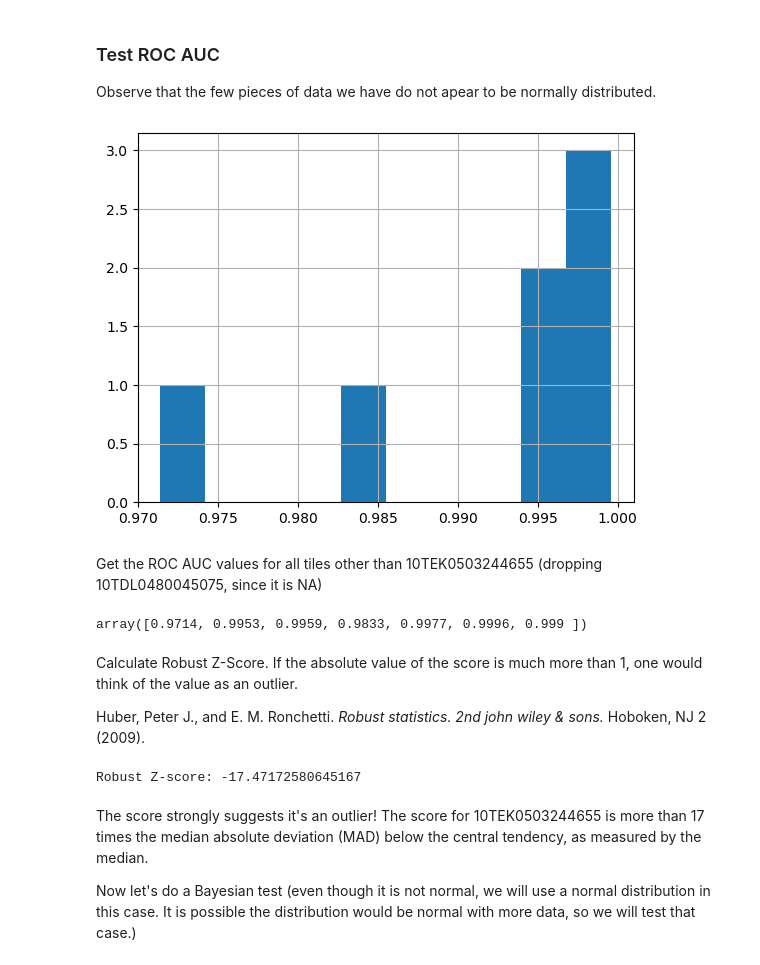
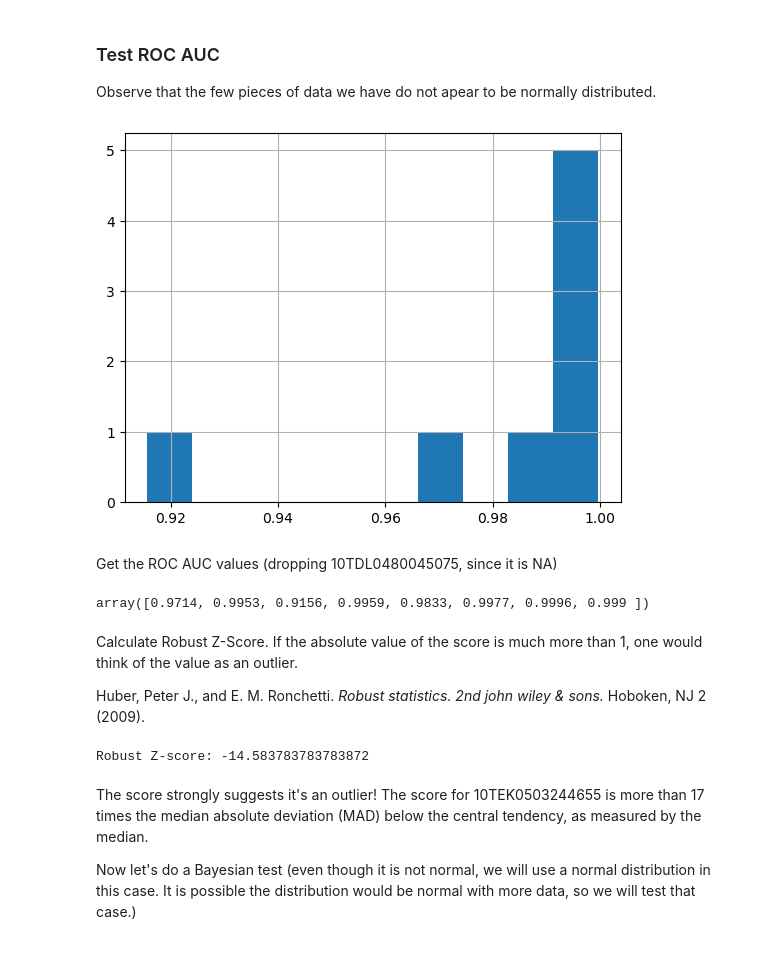
Before and after one commit to kulpojke/tree-mortality, a Jupyter notebook: src/test_geographic_outlier.ipynb, the cells around one changed output. Cells and saved outputs as stored; diff of their text form; code cells hidden in the pictures.

```diff
--- a/src/test_geographic_outlier.ipynb
+++ b/src/test_geographic_outlier.ipynb
@@ -36,17 +41,17 @@ df
 ### Test ROC AUC
 Observe that the few pieces of data we have do not apear to be normally distributed.
 # %%
-df[df.tile != '10TEK0503244655']['ROC AUC'].hist();
+df['ROC AUC'].hist();
 # %% [output]
-[figure, old version]
+[figure, new version]
 # %% [markdown]
-Get the ROC AUC values for all tiles other than 10TEK0503244655 (dropping 10TDL0480045075, since it is NA)
+Get the ROC AUC values (dropping 10TDL0480045075, since it is NA)
 # %%
 # ROC AUC data, excluding 10TEK0503244655
-data_roc_auc = df[df.tile != '10TEK0503244655']['ROC AUC'].dropna().values
+data_roc_auc = df['ROC AUC'].dropna().values
 data_roc_auc
 # %% [output]
-array([0.9714, 0.9953, 0.9959, 0.9833, 0.9977, 0.9996, 0.999 ])
+array([0.9714, 0.9953, 0.9156, 0.9959, 0.9833, 0.9977, 0.9996, 0.999 ])
 # %% [markdown]
 Calculate Robust Z-Score.  If the absolute value of the score is much more than 1, one would think of the value as an outlier.
 
@@ -59,14 +64,14 @@ median_value = np.median(data)
 mad_value = np.median(np.abs(data - median_value))
 
 # 10TEK0503244655 ROC AUC
-target_value = 0.9156
+target_value_roc = df[df.tile == '10TEK0503244655']['ROC AUC'].values[0]
 
 #robust Z-score
-robust_z_score = 0.6745 * (target_value - median_value) / mad_value
+robust_z_score_roc = 0.6745 * (target_value_roc - median_value) / mad_value
 
-print("Robust Z-score:", robust_z_score)
+print("Robust Z-score:", robust_z_score_roc)
 # %% [output]
-Robust Z-score: -17.47172580645167
+Robust Z-score: -14.583783783783872
 # %% [markdown]
 The score strongly suggests it's an outlier!  The score for 10TEK0503244655 is more than 17 times the median absolute deviation (MAD) below the central tendency, as measured by the median.
 
```
Also changed, not shown: parts of 21 cells of this notebook.
